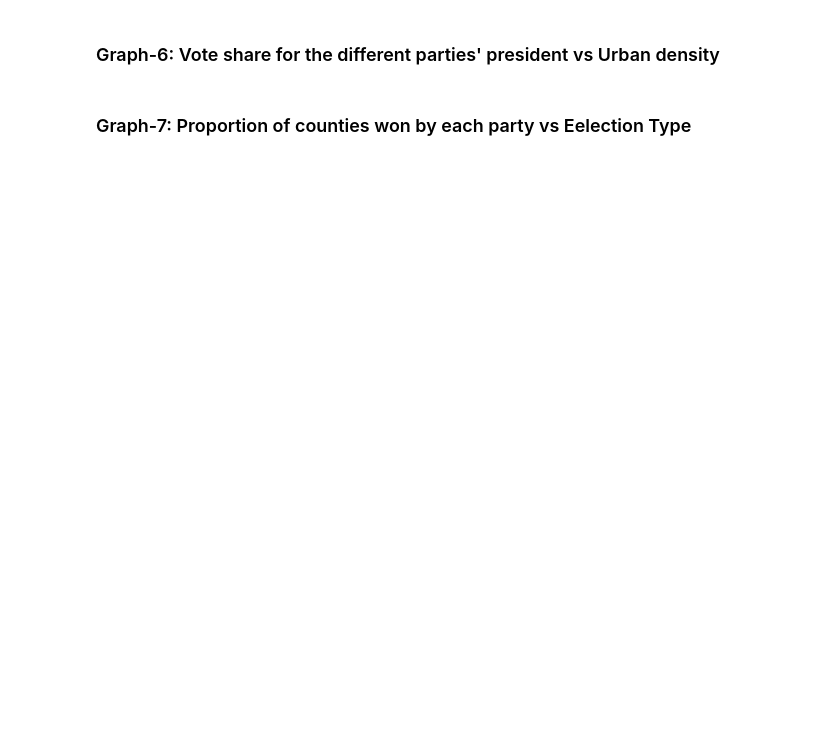
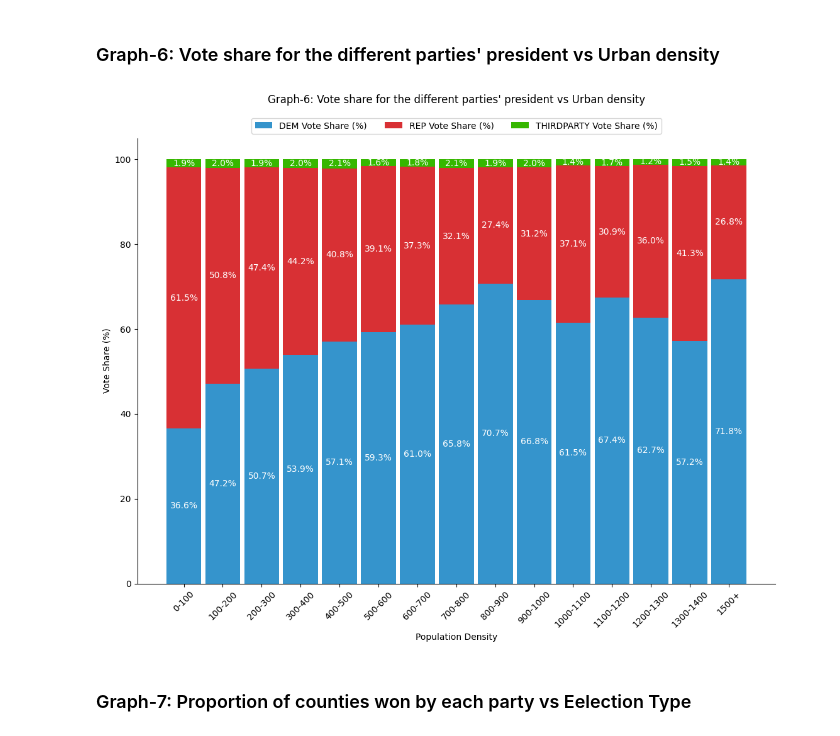
Before and after one commit to ECO225-W2025/eco225-project-code-marcus214, a Jupyter notebook: Project-One.ipynb, the cells around one changed output. Drawn from its saved outputs; the diff is of its cells as text; code cells hidden in the pictures; blank space fills up the shorter version.

```diff
--- a/Project-One.ipynb
+++ b/Project-One.ipynb
@@ -431,5 +564,80 @@ plt.show()
 # %% [markdown]
 ### Graph-6: Vote share for the different parties' president vs Urban density
+# %%
+# Graph-6: Vote share for the different parties' president vs Urban density
+
+# select columns to be ploted
+data_df = us_election.copy()
+
+# Define custom bins for population density: 0-1500 in steps of 100, and 1500+
+density_bins = list(range(0, 1500, 100)) + [np.inf]
+# Assign each county to a population density bin
+data_df['Density_Bin'] = pd.cut(data_df['Density per square km'], bins=density_bins, right=False)
+
+# Group by the density bin and calculate the total votes for each party in each bin
+grouped_df = data_df.groupby('Density_Bin', observed=False)[['2020 Democrat vote raw', '2020 Republican vote raw', '2020 other vote raw', 'Total_Vote']].sum()
+
+# Calculate the vote share percentage for each party in each bin
+grouped_df['DEM_Share'] = grouped_df['2020 Democrat vote raw'] / grouped_df['Total_Vote'] * 100
+grouped_df['REP_Share'] = grouped_df['2020 Republican vote raw'] / grouped_df['Total_Vote'] * 100
+grouped_df['THIRDPARTY_Share'] = grouped_df['2020 other vote raw'] / grouped_df['Total_Vote'] * 100
+
+
+# Plot the stacked histogram
+fig, ax = plt.subplots(figsize=(11, 9))
+
+# Define custom colors for each type
+colors = {
+    'Democrat': '#3594cc',  # Blue
+    'Republican': '#d83034',  # Red
+    'Third-Party': '#36b700'  # Green
+}
+
+# Define the x-axis labels (bin intervals)
+x_labels = [f'{int(b.left)}-{int(b.right)}' if not np.isinf(b.right) else '1500+' for b in grouped_df.index]
+
+# Convert the vote share columns to NumPy arrays
+dem_share = grouped_df['DEM_Share'].values
+rep_share = grouped_df['REP_Share'].values
+thirdparty_share = grouped_df['THIRDPARTY_Share'].values
+
+# Plot the stacked bars
+bar_width = 0.9
+dem_bars = ax.bar(x_labels, dem_share, label='DEM Vote Share (%)', color=colors['Democrat'], width=bar_width)
+rep_bars = ax.bar(x_labels, rep_share, bottom=dem_share, label='REP Vote Share (%)', color=colors['Republican'], width=bar_width)
+thirdparty_bars = ax.bar(x_labels, thirdparty_share, bottom=dem_share + rep_share, label='THIRDPARTY Vote Share (%)',
+                         color=colors['Third-Party'], width=bar_width)
+
+# Add values inside the bars
+def add_values(bars, bottom=None):
+    for i, bar in enumerate(bars):
+        height = bar.get_height()
+        x = bar.get_x() + bar.get_width() / 2
+        y = bar.get_y() + height / 2 if bottom is None else bottom[i] + height / 2
+        ax.text(x, y, f'{height:.1f}%', ha='center', va='center', color='white', fontsize=10)
+
+# Add values to each stacked bar
+add_values(dem_bars)
+add_values(rep_bars, bottom=dem_share)
+add_values(thirdparty_bars, bottom=dem_share + rep_share)
+
+# Add labels and title
+ax.set_xlabel('Population Density')
+ax.set_ylabel('Vote Share (%)')
+ax.set_title("Graph-6: Vote share for the different parties' president vs Urban density", pad=40)
+# Move the legend to the top in one row
+ax.legend(loc='lower center', bbox_to_anchor=(0.5, 1.0), ncol=3, fontsize='medium')
+ax.spines['right'].set_visible(False)
+ax.spines['top'].set_visible(False)
+
+# Rotate x-axis labels for better readability
+plt.xticks(rotation=45)
+
+# Show the plot
+plt.tight_layout()
+plt.show()
+# %% [output]
+[figure, added]
 # %% [markdown]
 ### Graph-7: Proportion of counties won by each party vs Eelection Type
 # %%
```
Also changed, not shown: parts of 13 cells of this notebook.
